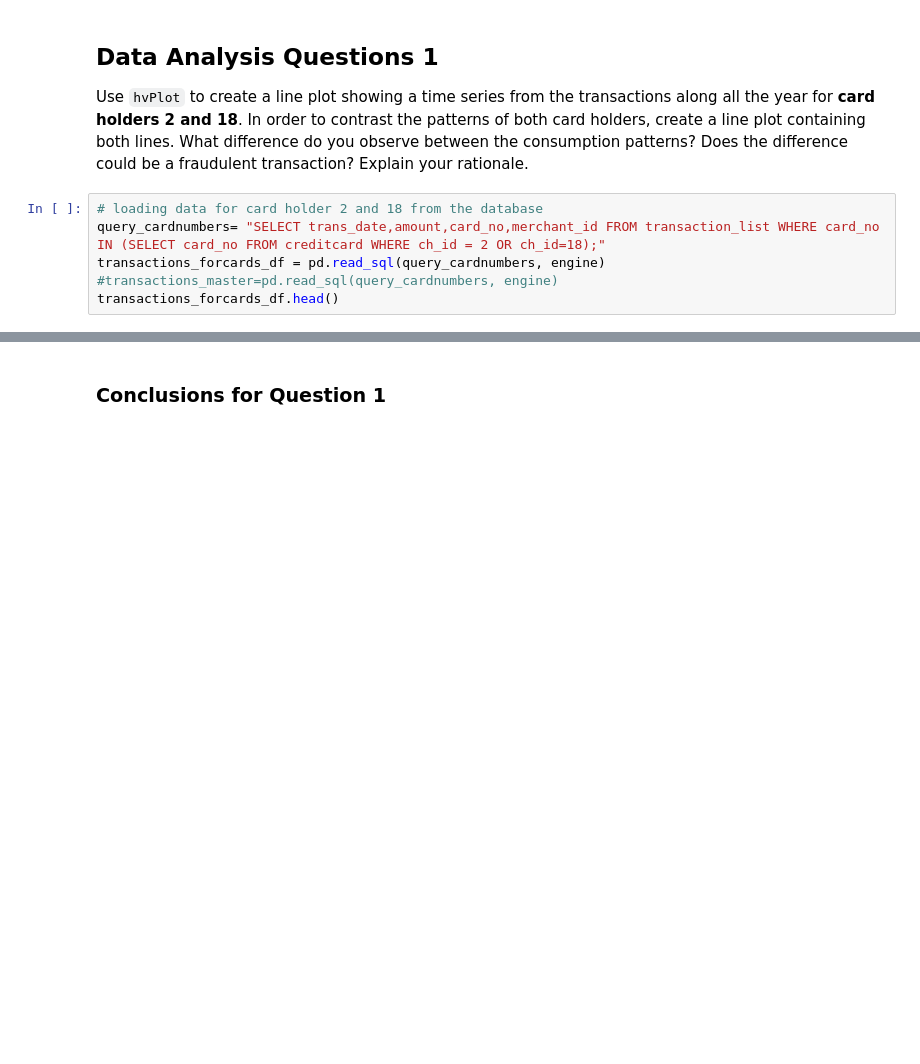
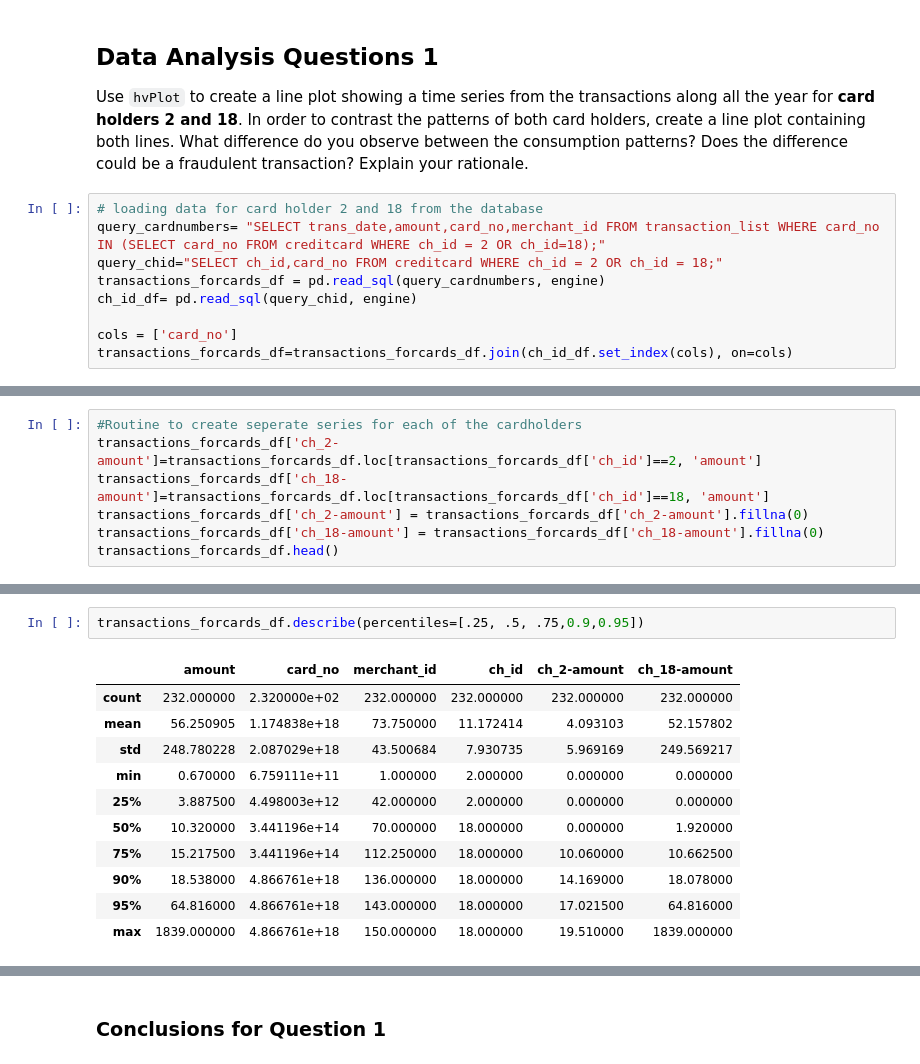
Before and after one commit to munipallea/Jul-23-SQL-HW, a Jupyter notebook: Starter_Files/visual_data_analysis.ipynb, the cells around one changed output, grey strips where cells are left out. Cells and saved outputs as stored; diff of their text form; blank space fills up the shorter version.

```diff
--- a/Starter_Files/visual_data_analysis.ipynb
+++ b/Starter_Files/visual_data_analysis.ipynb
@@ -20,7 +22,10 @@ engine = create_engine("postgresql://postgres:Maxton13@localhost:5432/creditcard
 # %%
 # loading data for card holder 2 and 18 from the database
 query_cardnumbers= "SELECT trans_date,amount,card_no,merchant_id FROM transaction_list WHERE card_no IN (SELECT card_no FROM creditcard WHERE ch_id = 2 OR ch_id=18);"
+query_chid="SELECT ch_id,card_no FROM creditcard WHERE ch_id = 2 OR ch_id = 18;"
 transactions_forcards_df = pd.read_sql(query_cardnumbers, engine)
-#transactions_master=pd.read_sql(query_cardnumbers, engine)
-transactions_forcards_df.head()
+ch_id_df= pd.read_sql(query_chid, engine)
+
+cols = ['card_no']
+transactions_forcards_df=transactions_forcards_df.join(ch_id_df.set_index(cols), on=cols)
 # %% [output]
@@ -36,0 +33,7 @@ transactions_forcards_df.head()
+# %%
+#Routine to create seperate series for each of the cardholders
+transactions_forcards_df['ch_2-amount']=transactions_forcards_df.loc[transactions_forcards_df['ch_id']==2, 'amount']
+transactions_forcards_df['ch_18-amount']=transactions_forcards_df.loc[transactions_forcards_df['ch_id']==18, 'amount']
+transactions_forcards_df['ch_2-amount'] = transactions_forcards_df['ch_2-amount'].fillna(0)
+transactions_forcards_df['ch_18-amount'] = transactions_forcards_df['ch_18-amount'].fillna(0)
+transactions_forcards_df.head()
@@ -37 +47,15 @@ transactions_forcards_df.head()
+# %%
+transactions_forcards_df.describe(percentiles=[.25, .5, .75,0.9,0.95])
+# %% [output]
+|  | amount | card_no | merchant_id | ch_id | ch_2-amount | ch_18-amount |
+| count | 232.000000 | 2.320000e+02 | 232.000000 | 232.000000 | 232.000000 | 232.000000 |
+| mean | 56.250905 | 1.174838e+18 | 73.750000 | 11.172414 | 4.093103 | 52.157802 |
+| std | 248.780228 | 2.087029e+18 | 43.500684 | 7.930735 | 5.969169 | 249.569217 |
+| min | 0.670000 | 6.759111e+11 | 1.000000 | 2.000000 | 0.000000 | 0.000000 |
+| 25% | 3.887500 | 4.498003e+12 | 42.000000 | 2.000000 | 0.000000 | 0.000000 |
+| 50% | 10.320000 | 3.441196e+14 | 70.000000 | 18.000000 | 0.000000 | 1.920000 |
+| 75% | 15.217500 | 3.441196e+14 | 112.250000 | 18.000000 | 10.060000 | 10.662500 |
+| 90% | 18.538000 | 4.866761e+18 | 136.000000 | 18.000000 | 14.169000 | 18.078000 |
+| 95% | 64.816000 | 4.866761e+18 | 143.000000 | 18.000000 | 17.021500 | 64.816000 |
+| max | 1839.000000 | 4.866761e+18 | 150.000000 | 18.000000 | 19.510000 | 1839.000000 |
 # %%
```
Also changed, not shown: parts of 16 cells of this notebook.
